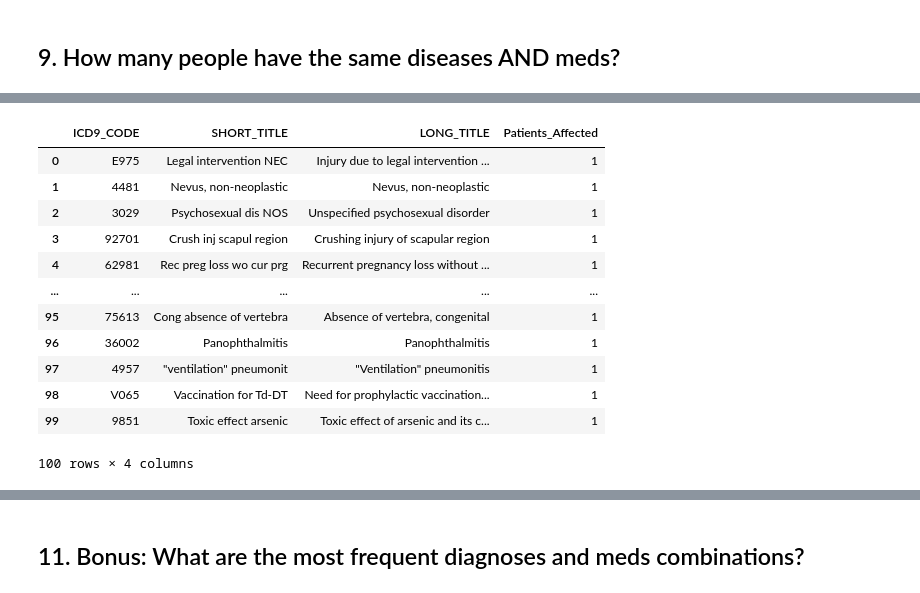
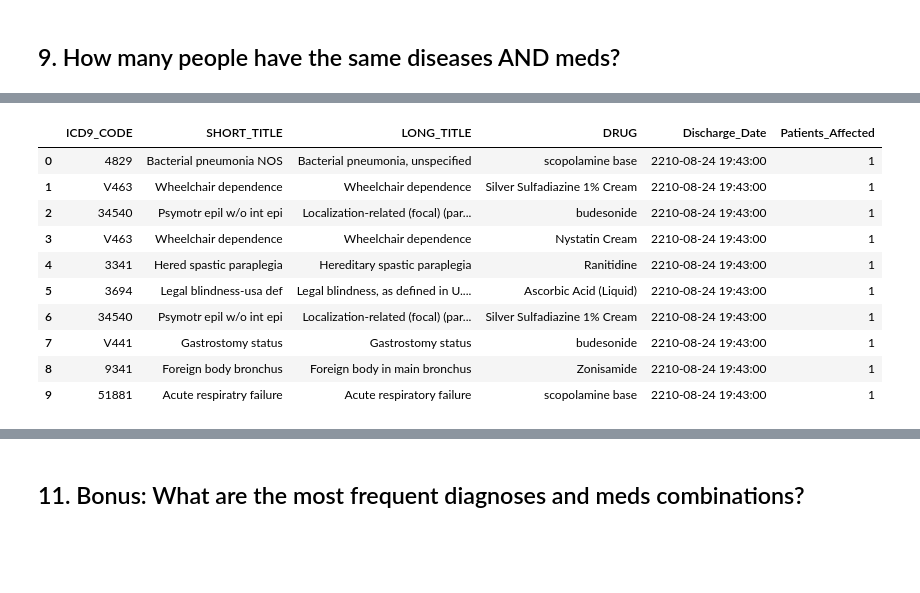
Before and after one commit to ricejfx/aihc, a Jupyter notebook: assignment2.ipynb, the cells around one changed output, grey strips where cells are left out. Cells and saved outputs as stored; diff of their text form; code cells hidden in the pictures; blank space fills up the shorter version.

```diff
--- a/assignment2.ipynb
+++ b/assignment2.ipynb
@@ -188,9 +189,8 @@ def run_query(qry, print_qry=False):
     """
     if print_qry:
         print(qry)
-        return None
-    else:
-        return duckdb.query(qry).to_df()
+
+    return duckdb.query(qry).to_df()
 # %% [markdown]
 # Assignment
 # %% [markdown]
@@ -791,31 +974,37 @@ and rx.subject_id not in (7666, 27800, 15046)
 # %%
 run_query(
 f"""
 select
 subj_diag.icd9_code,
 diag.short_title,
 diag.long_title,
+rx.drug,
+max(dischtime) as Discharge_Date,
 count(distinct subj_diag.subject_id) as Patients_Affected
 from DIAGNOSES_ICD subj_diag
 inner join D_ICD_DIAGNOSES diag
  on subj_diag.ICD9_CODE = diag.ICD9_CODE
---where subj_diag.subject_id in (7666, 27800, 15046)
-group by 1,2,3
-order by 4
-limit 100
+inner join PRESCRIPTIONS rx
+ on subj_diag.subject_id = rx.subject_id
+ and subj_diag.hadm_id = rx.hadm_id
+inner join ADMISSIONS adm
+ on adm.subject_id = subj_diag.subject_id
+ and adm.hadm_id = subj_diag.hadm_id
+--where subj_diag.subject_id in (3386, 2187, 3417)
+group by 1,2,3,4
+order by  5 desc, 6
+limit 10
 """
 )
 # %% [output]
-|  | ICD9_CODE | SHORT_TITLE | LONG_TITLE | Patients_Affected |
-| 0 | E975 | Legal intervention NEC | Injury due to legal intervention ... | 1 |
-| 1 | 4481 | Nevus, non-neoplastic | Nevus, non-neoplastic | 1 |
-| 2 | 3029 | Psychosexual dis NOS | Unspecified psychosexual disorder | 1 |
-| 3 | 92701 | Crush inj scapul region | Crushing injury of scapular region | 1 |
-| 4 | 62981 | Rec preg loss wo cur prg | Recurrent pregnancy loss without ... | 1 |
-| ... | ... | ... | ... | ... |
-| 95 | 75613 | Cong absence of vertebra | Absence of vertebra, congenital | 1 |
-| 96 | 36002 | Panophthalmitis | Panophthalmitis | 1 |
-| 97 | 4957 | "ventilation" pneumonit | "Ventilation" pneumonitis | 1 |
-| 98 | V065 | Vaccination for Td-DT | Need for prophylactic vaccination... | 1 |
-| 99 | 9851 | Toxic effect arsenic | Toxic effect of arsenic and its c... | 1 |
+|  | ICD9_CODE | SHORT_TITLE | LONG_TITLE | DRUG | Discharge_Date | Patients_Affected |
+| 0 | 4829 | Bacterial pneumonia NOS | Bacterial pneumonia, unspecified | scopolamine base | 2210-08-24 19:43:00 | 1 |
+| 1 | V463 | Wheelchair dependence | Wheelchair dependence | Silver Sulfadiazine 1% Cream | 2210-08-24 19:43:00 | 1 |
+| 2 | 34540 | Psymotr epil w/o int epi | Localization-related (focal) (par... | budesonide | 2210-08-24 19:43:00 | 1 |
+| 3 | V463 | Wheelchair dependence | Wheelchair dependence | Nystatin Cream | 2210-08-24 19:43:00 | 1 |
+| 4 | 3341 | Hered spastic paraplegia | Hereditary spastic paraplegia | Ranitidine | 2210-08-24 19:43:00 | 1 |
+| 5 | 3694 | Legal blindness-usa def | Legal blindness, as defined in U.... | Ascorbic Acid (Liquid) | 2210-08-24 19:43:00 | 1 |
+| 6 | 34540 | Psymotr epil w/o int epi | Localization-related (focal) (par... | Silver Sulfadiazine 1% Cream | 2210-08-24 19:43:00 | 1 |
+| 7 | V441 | Gastrostomy status | Gastrostomy status | budesonide | 2210-08-24 19:43:00 | 1 |
+| 8 | 9341 | Foreign body bronchus | Foreign body in main bronchus | Zonisamide | 2210-08-24 19:43:00 | 1 |
+| 9 | 51881 | Acute respiratry failure | Acute respiratory failure | scopolamine base | 2210-08-24 19:43:00 | 1 |
-100 rows × 4 columns
```
Also changed, not shown: parts of 40 cells of this notebook, 6 other files.
